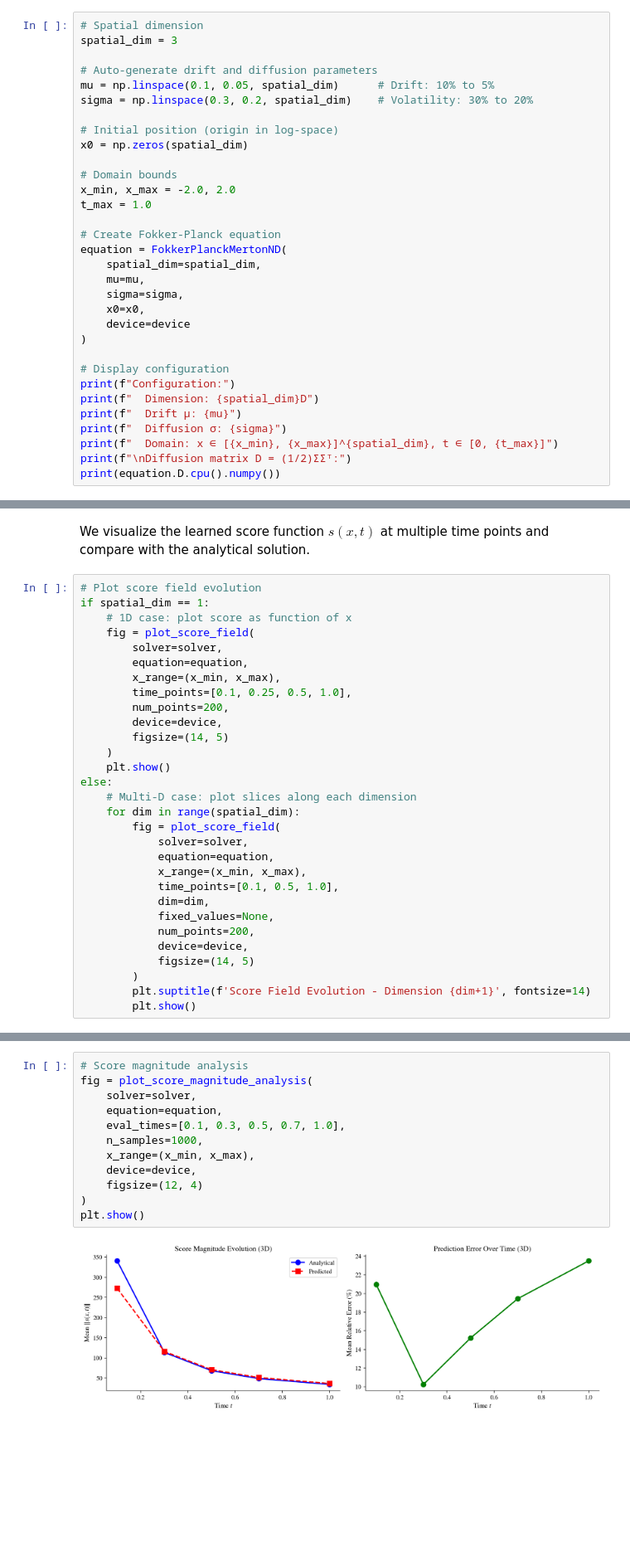
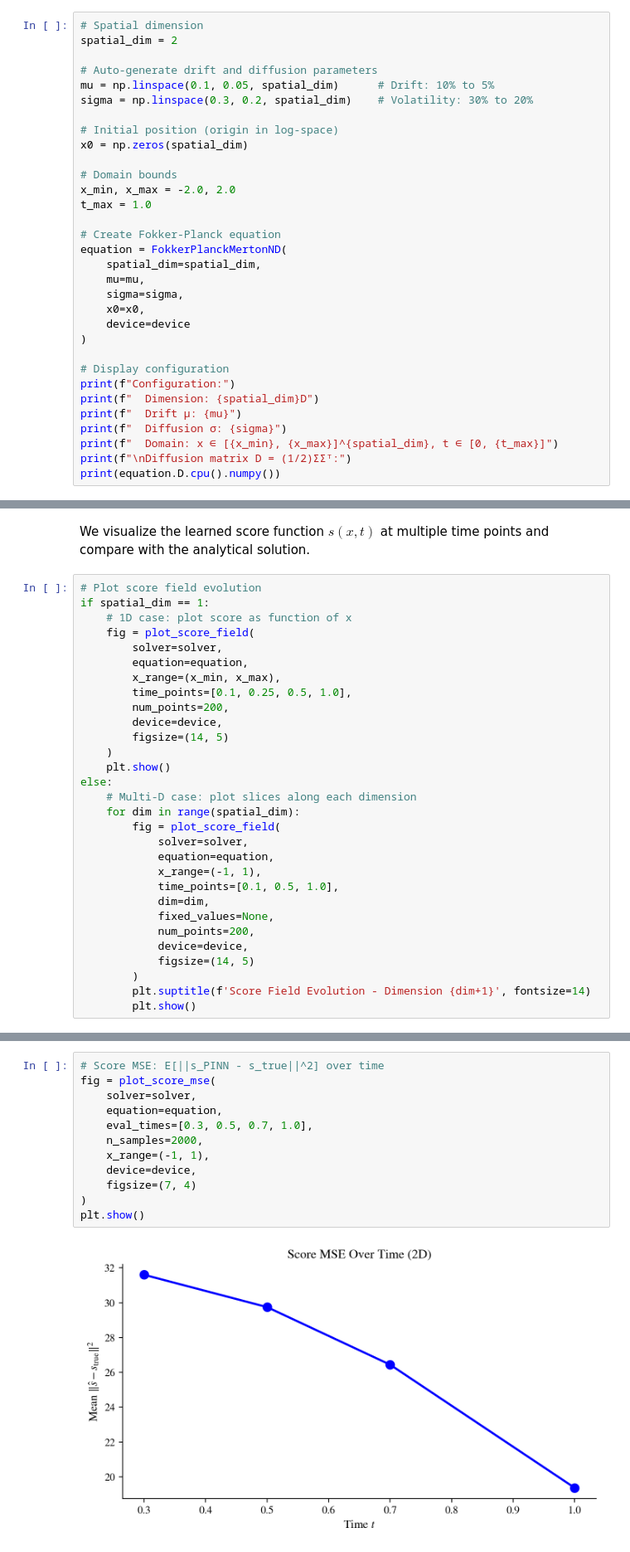
Before and after one commit to bilalhusain126/pinn-sgm, a Jupyter notebook: notebooks/score_pinn_nd_analysis.ipynb, the cells around one changed output, grey strips where cells are left out. Shown at 83% size. Saved outputs shown, nothing was run; the diff lists cells and outputs as text; blank space fills up the shorter version.

Commit message:
Replace score magnitude analysis with score MSE

```diff
--- a/notebooks/score_pinn_nd_analysis.ipynb
+++ b/notebooks/score_pinn_nd_analysis.ipynb
@@ -96,7 +96,7 @@ $$
 We configure an $n$-dimensional Fokker-Planck equation. The dimension `spatial_dim` can be adjusted to test scalability.
 # %%
 # Spatial dimension
-spatial_dim = 3
+spatial_dim = 2
 
 # Auto-generate drift and diffusion parameters
 mu = np.linspace(0.1, 0.05, spatial_dim)      # Drift: 10% to 5%
@@ -303,7 +302,7 @@ else:
         fig = plot_score_field(
             solver=solver,
             equation=equation,
-            x_range=(x_min, x_max),
+            x_range=(-1, 1),
             time_points=[0.1, 0.5, 1.0],
             dim=dim,
             fixed_values=None,
@@ -324,17 +322,17 @@ We analyze the magnitude of the score function over time, comparing learned vs a
 # %%
-# Score magnitude analysis
-fig = plot_score_magnitude_analysis(
+# Score MSE: E[||s_PINN - s_true||^2] over time
+fig = plot_score_mse(
     solver=solver,
     equation=equation,
-    eval_times=[0.1, 0.3, 0.5, 0.7, 1.0],
-    n_samples=1000,
-    x_range=(x_min, x_max),
+    eval_times=[0.3, 0.5, 0.7, 1.0],
+    n_samples=2000,
+    x_range=(-1, 1),
     device=device,
-    figsize=(12, 4)
+    figsize=(7, 4)
 )
 plt.show()
 # %% [output]
-[figure, old version]
+[figure, new version]
 # %% [markdown]
 ---
 
```
Also changed, not shown: parts of 9 cells of this notebook, 11 other files.
